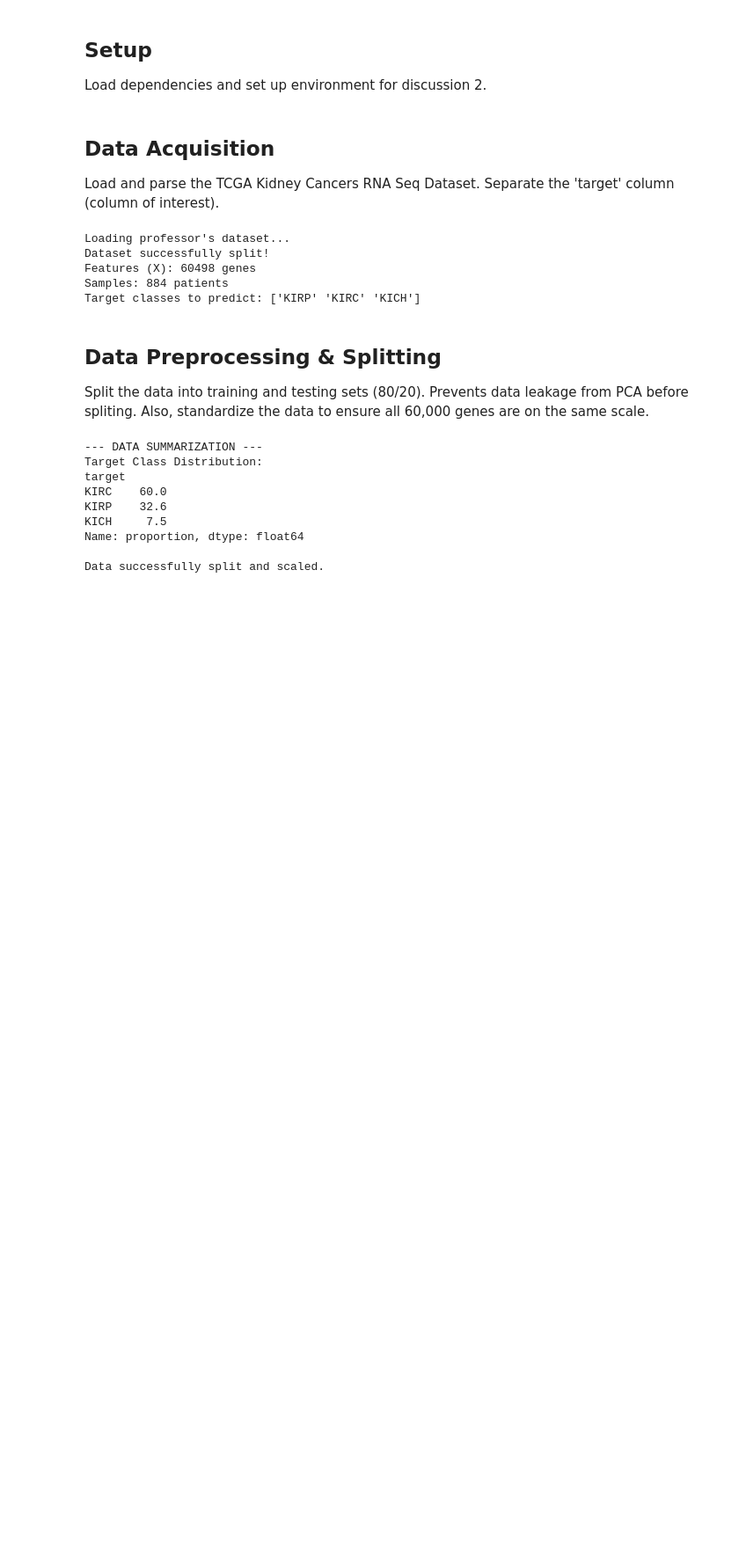
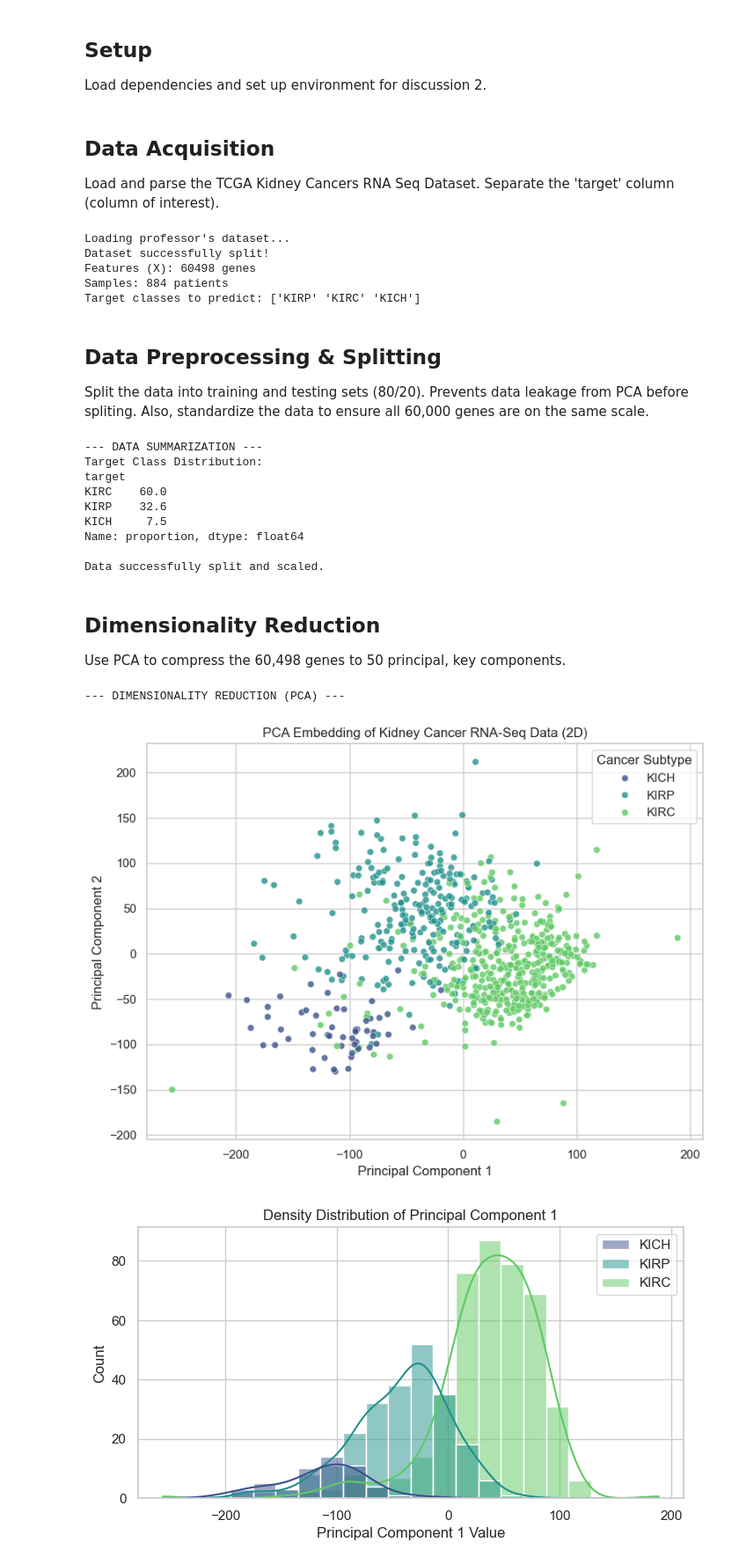
Before and after one commit to alyxz-cmg/TCGA-Kidney-Cancers-RNA-Seq, a Jupyter notebook: discussion2.ipynb, the cells around one changed output. Shown at 88% size. Saved outputs shown, nothing was run; the diff lists cells and outputs as text; code cells hidden in the pictures; blank space fills up the shorter version.

Commit message:
reduce dimensonality and generate histograms

```diff
--- a/discussion2.ipynb
+++ b/discussion2.ipynb
@@ -75,3 +75,42 @@ KICH     7.5
 Name: proportion, dtype: float64
 
 Data successfully split and scaled.
+# %% [markdown]
+## Dimensionality Reduction
+Use PCA to compress the 60,498 genes to 50 principal, key components.
+# %%
+print("\n--- DIMENSIONALITY REDUCTION (PCA) ---")
+
+pca = PCA(n_components=50, random_state=42)
+X_train_pca = pca.fit_transform(X_train_scaled)
+X_test_pca = pca.transform(X_test_scaled)
+
+plt.figure(figsize=(8, 6))
+
+subtypes_for_plot = label_encoder.inverse_transform(y_train)
+
+sns.scatterplot(
+    x=X_train_pca[:, 0],
+    y=X_train_pca[:, 1],
+    hue=subtypes_for_plot,
+    palette='viridis',
+    alpha=0.8
+)
+
+plt.title("PCA Embedding of Kidney Cancer RNA-Seq Data (2D)")
+plt.xlabel("Principal Component 1")
+
+plt.ylabel("Principal Component 2")
+plt.legend(title='Cancer Subtype')
+plt.tight_layout()
+plt.show()
+
+plt.figure(figsize=(8, 4))
+sns.histplot(x=X_train_pca[:, 0], hue=subtypes_for_plot, kde=True, palette='viridis')
+plt.title("Density Distribution of Principal Component 1")
+plt.xlabel("Principal Component 1 Value")
+plt.show()
+# %% [output]
+--- DIMENSIONALITY REDUCTION (PCA) ---
+[figure, added]
+[figure, added]
```
